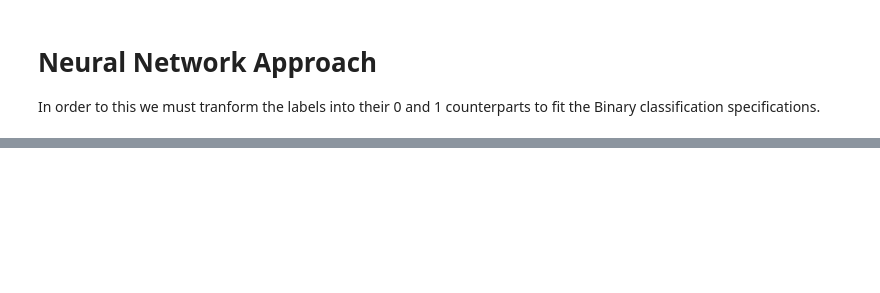
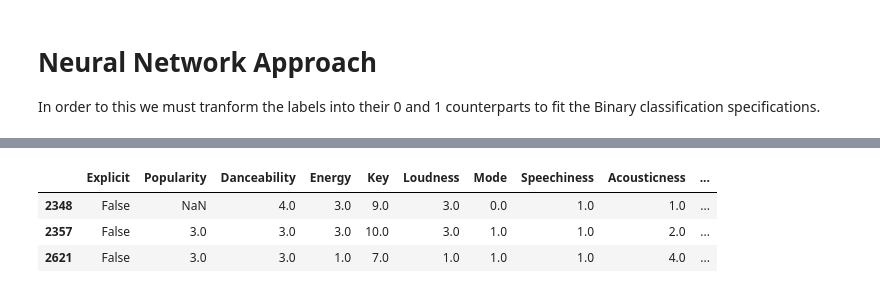
Before and after one commit to nullmaxwell/learnify, a Jupyter notebook: main.ipynb, the cells around one changed output, grey strips where cells are left out. Cells and saved outputs as stored; diff of their text form; code cells hidden in the pictures; blank space fills up the shorter version.

```diff
--- a/main.ipynb
+++ b/main.ipynb
@@ -270,3 +353,10 @@ nn_validation_Y[nn_validation_Y[:] == True] = 1.0
+# %%
+nn_train_X.head(3)
+# %% [output]
+|  | Explicit | Popularity | Danceability | Energy | Key | Loudness | Mode | Speechiness | Acousticness | ... |
+| 2348 | False | NaN | 4.0 | 3.0 | 9.0 | 3.0 | 0.0 | 1.0 | 1.0 | ... |
+| 2357 | False | 3.0 | 3.0 | 3.0 | 10.0 | 3.0 | 1.0 | 1.0 | 2.0 | ... |
+| 2621 | False | 3.0 | 3.0 | 1.0 | 7.0 | 1.0 | 1.0 | 1.0 | 4.0 | ... |
 # %%
 # integer encoding for categorical variables
 for col in nn_train_X.columns:
```
Also changed, not shown: parts of 17 cells of this notebook.
